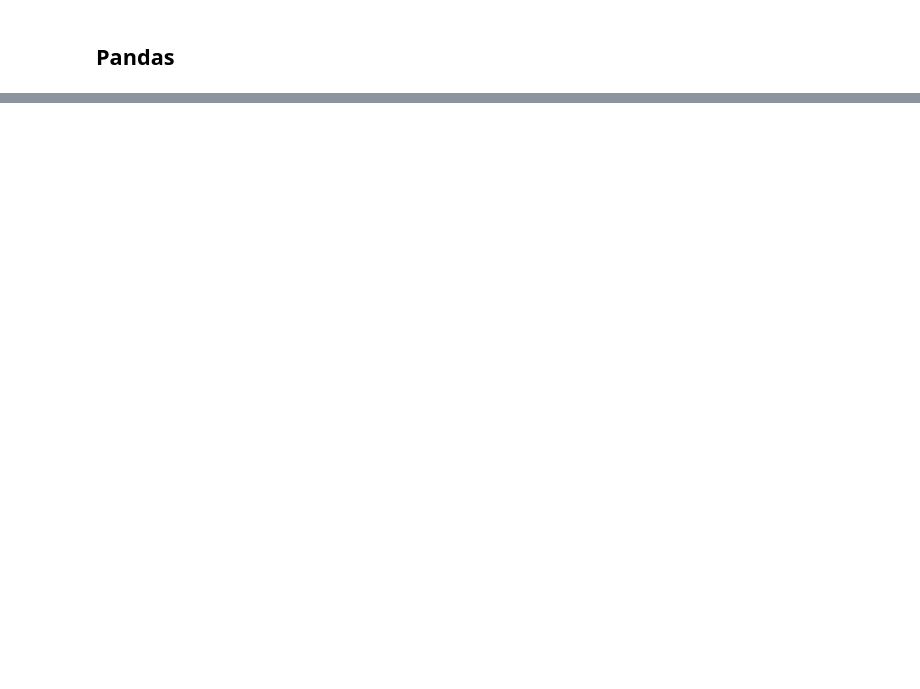
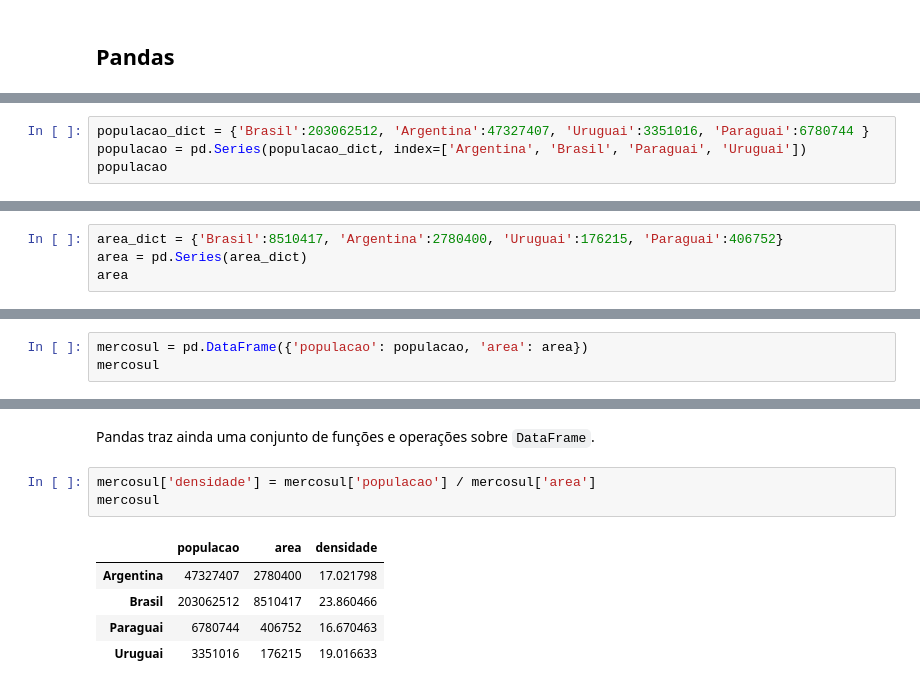
Before and after one commit to paulotguerra/QXD0178, a Jupyter notebook: 00.01-Introducao-Jupyter-NumPy-Pandas.ipynb, the cells around one changed output, grey strips where cells are left out. Saved outputs shown, nothing was run; the diff lists cells and outputs as text; blank space fills up the shorter version.

Commit message:
Adicionado: Pandas

```diff
--- a/00.01-Introducao-Jupyter-NumPy-Pandas.ipynb
+++ b/00.01-Introducao-Jupyter-NumPy-Pandas.ipynb
@@ -539,0 +649,4 @@ array([[ True,  True,  True],
+# %%
+populacao_dict = {'Brasil':203062512, 'Argentina':47327407, 'Uruguai':3351016, 'Paraguai':6780744 }
+populacao = pd.Series(populacao_dict, index=['Argentina', 'Brasil', 'Paraguai', 'Uruguai'])
+populacao
@@ -539,0 +663,4 @@ array([[ True,  True,  True],
+# %%
+area_dict = {'Brasil':8510417, 'Argentina':2780400, 'Uruguai':176215, 'Paraguai':406752}
+area = pd.Series(area_dict)
+area
@@ -539,0 +681,3 @@ array([[ True,  True,  True],
+# %%
+mercosul = pd.DataFrame({'populacao': populacao, 'area': area})
+mercosul
@@ -539,0 +785,11 @@ array([[ True,  True,  True],
+# %% [markdown]
+Pandas traz ainda uma conjunto de funções e operações sobre `DataFrame`.
+# %%
+mercosul['densidade'] = mercosul['populacao'] / mercosul['area']
+mercosul
+# %% [output]
+|  | populacao | area | densidade |
+| Argentina | 47327407 | 2780400 | 17.021798 |
+| Brasil | 203062512 | 8510417 | 23.860466 |
+| Paraguai | 6780744 | 406752 | 16.670463 |
+| Uruguai | 3351016 | 176215 | 19.016633 |
```
Also changed, not shown: parts of 86 cells of this notebook.
